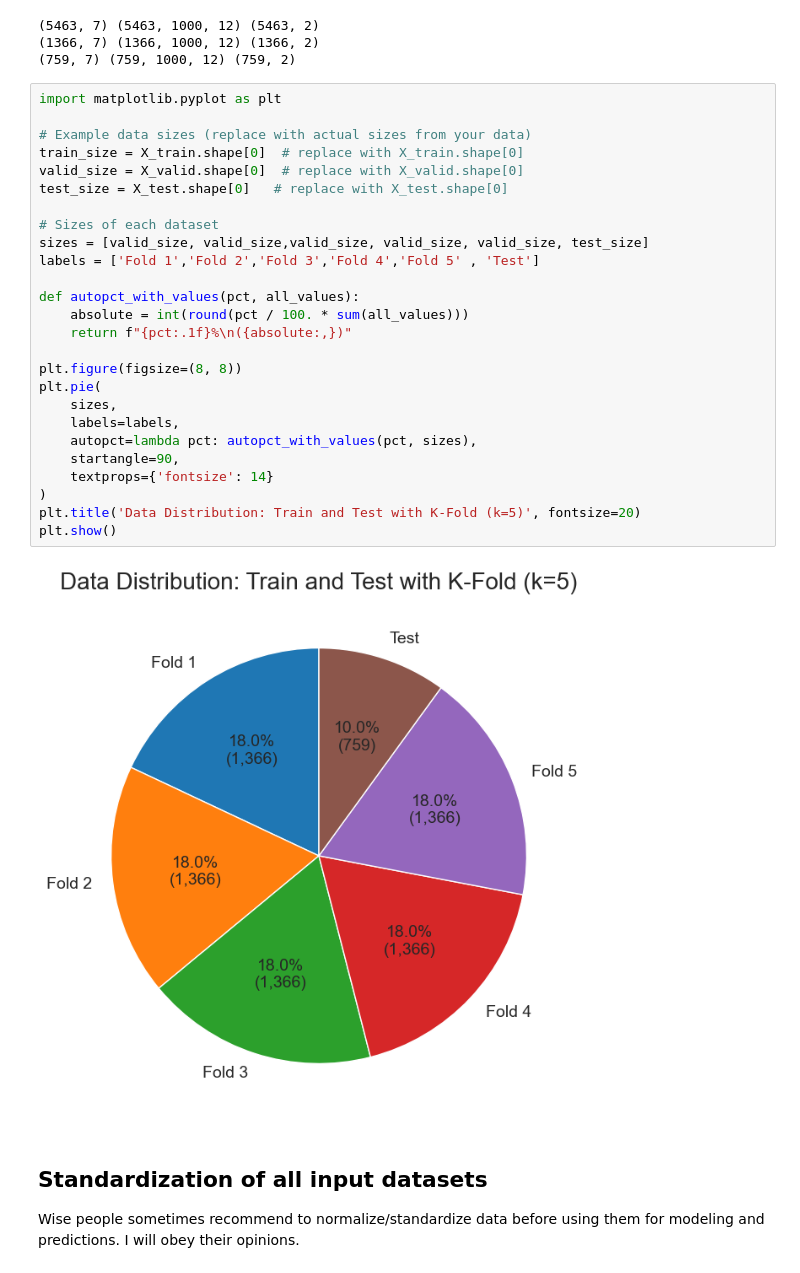
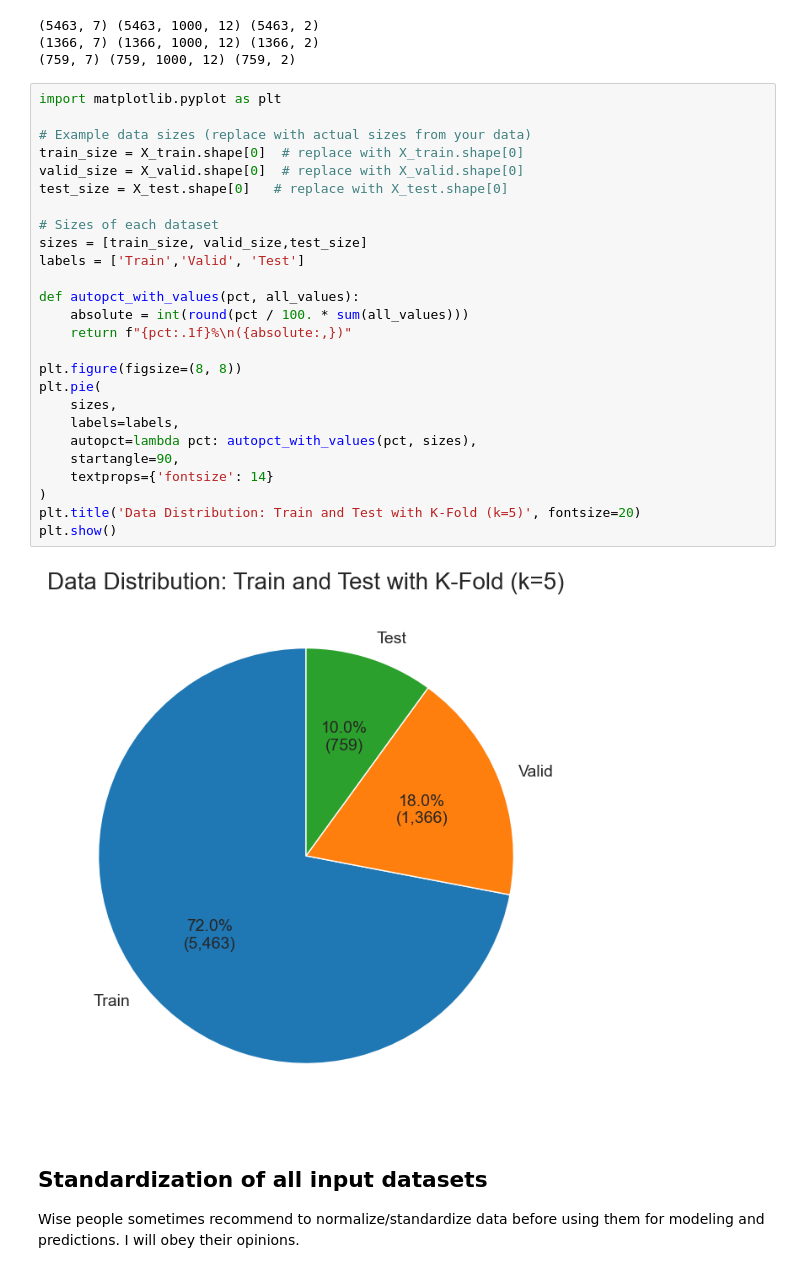
Before and after one commit to NugrohoRahmanto/Tugas-Akhir-MI-detection, a Jupyter notebook: pretrained_algo/pretrained-3-lstm.ipynb, the cells around one changed output. Cells and saved outputs as stored; diff of their text form.

```diff
--- a/pretrained_algo/pretrained-3-lstm.ipynb
+++ b/pretrained_algo/pretrained-3-lstm.ipynb
@@ -262,31 +262,31 @@ print(X_test.shape,  Y_test.shape,  Z_test.shape)
 # %%
 import matplotlib.pyplot as plt
 
 # Example data sizes (replace with actual sizes from your data)
 train_size = X_train.shape[0]  # replace with X_train.shape[0]
 valid_size = X_valid.shape[0]  # replace with X_valid.shape[0]
 test_size = X_test.shape[0]   # replace with X_test.shape[0]
 
 # Sizes of each dataset
-sizes = [valid_size, valid_size,valid_size, valid_size, valid_size, test_size]
-labels = ['Fold 1','Fold 2','Fold 3','Fold 4','Fold 5' , 'Test']
+sizes = [train_size, valid_size,test_size]
+labels = ['Train','Valid', 'Test']
 
 def autopct_with_values(pct, all_values):
     absolute = int(round(pct / 100. * sum(all_values)))
     return f"{pct:.1f}%\n({absolute:,})"
 
 plt.figure(figsize=(8, 8))
 plt.pie(
     sizes,
     labels=labels,
     autopct=lambda pct: autopct_with_values(pct, sizes),
     startangle=90,
     textprops={'fontsize': 14}
 )
 plt.title('Data Distribution: Train and Test with K-Fold (k=5)', fontsize=20)
 plt.show()
 # %% [output]
-[figure, old version]
+[figure, new version]
 # %% [markdown]
 ## Standardization of all input datasets
 
```
Also changed, not shown: 3 other files.
